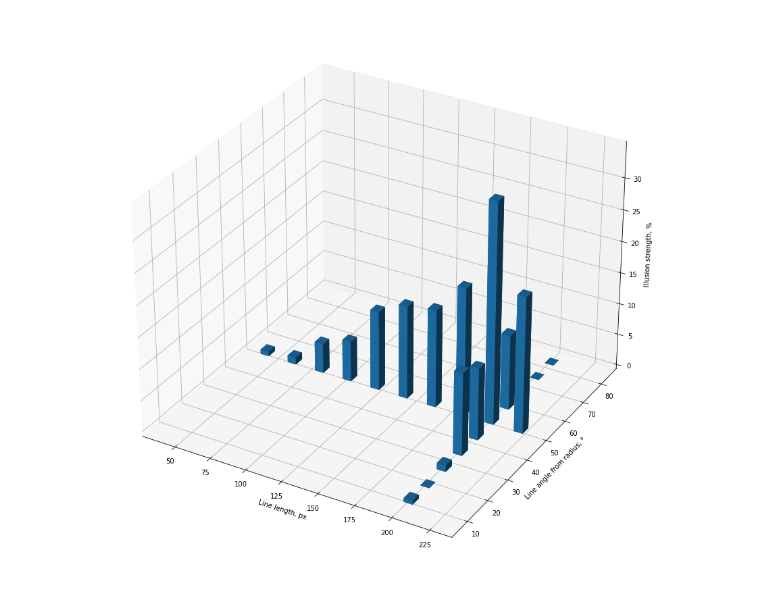
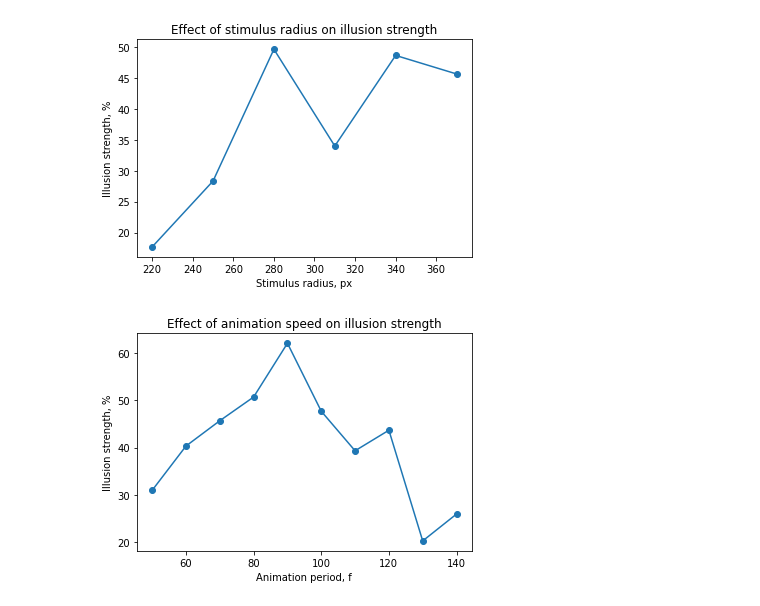
Before and after one commit to ChrisBaoCC/RLTIExperiment, a Jupyter notebook: analysis.ipynb, the cells around one changed output. Saved outputs shown, nothing was run; the diff lists cells and outputs as text; code cells hidden in the pictures.

```diff
--- a/analysis.ipynb
+++ b/analysis.ipynb
@@ -47,6 +37,8 @@ ratings4 = (block4[0,:,3] + block4[1,:,3] + block4[2,:,3]) / 3
 # %%
 keys1 = block1[0,:,1]
 keys2 = block2[0,:,2]
+keys3 = block3[0,:,3]
+keys4 = block4[0,:,4]
 # %%
 import matplotlib.pyplot as plt
 ax = plt.subplot()
@@ -92,16 +63,20 @@ z = [i / levels for i in z]
-# %%
-from mpl_toolkits import mplot3d
-fig = plt.figure(figsize=(20, 15))
-ax = plt.axes(projection="3d")
-
-bottom = np.zeros_like(z)
-width = 6
-depth = 3
-
-ax.bar3d(x, y, bottom, width, depth, z)
-ax.set_xlabel("Line length, px")
-ax.set_ylabel("Line angle from radius, °")
-ax.set_zlabel("Illusion strength, %")
-plt.show()
-# %% [output]
-[figure, removed]
+# %%
+ax = plt.subplot()
+plt.scatter(keys3, ratings3)
+plt.plot(keys3, ratings3)
+ax.set_title("Effect of stimulus radius on illusion strength")
+ax.set_xlabel("Stimulus radius, px")
+ax.set_ylabel("Illusion strength, %")
+plt.show()
+# %% [output]
+[figure, added]
+# %%
+ax = plt.subplot()
+plt.scatter(keys4, ratings4)
+plt.plot(keys4, ratings4)
+ax.set_title("Effect of animation speed on illusion strength")
+ax.set_xlabel("Animation period, f")
+ax.set_ylabel("Illusion strength, %")
+plt.show()
+# %% [output]
+[figure, added]
```
Also changed, not shown: parts of 12 cells of this notebook, 2 other files.
